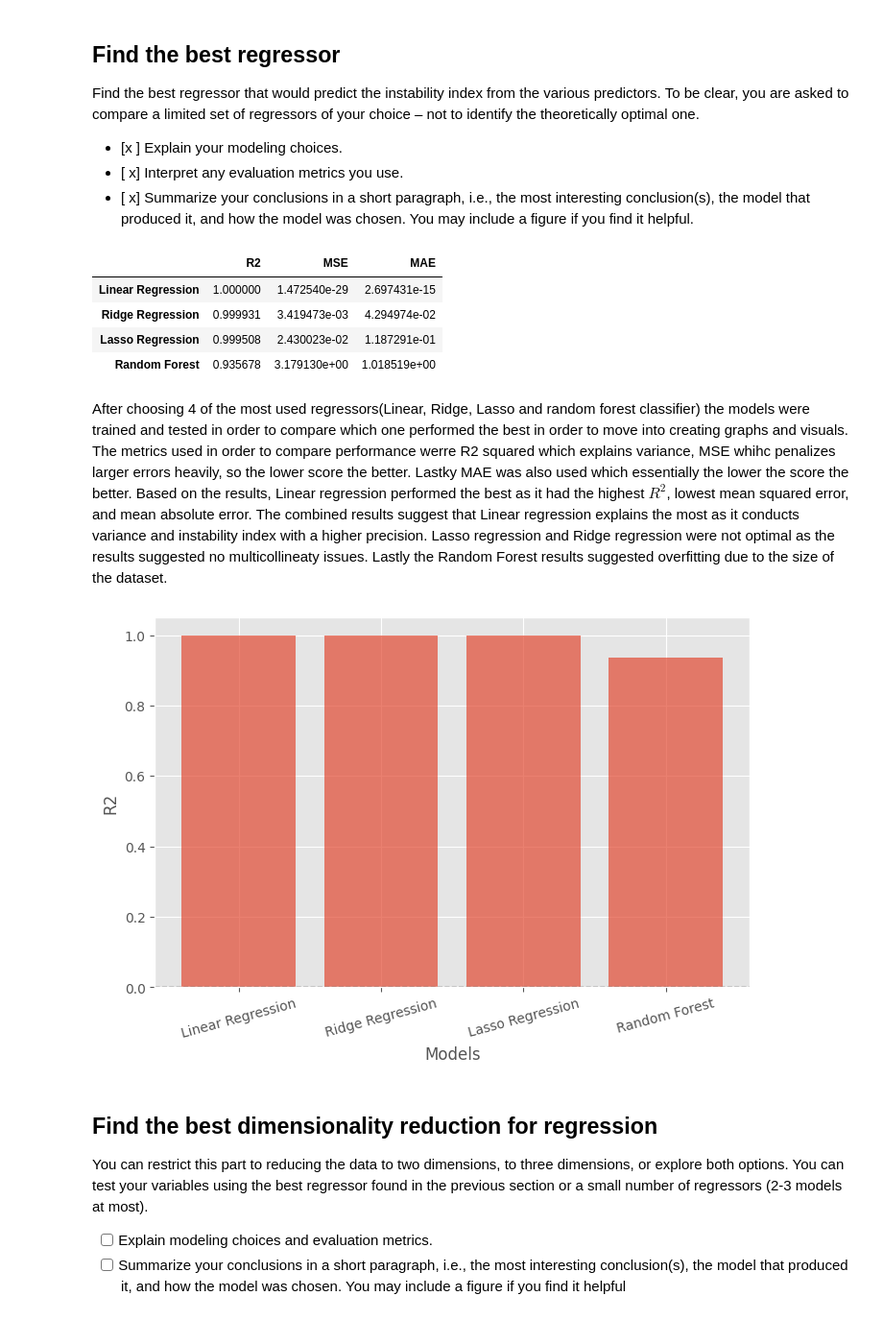
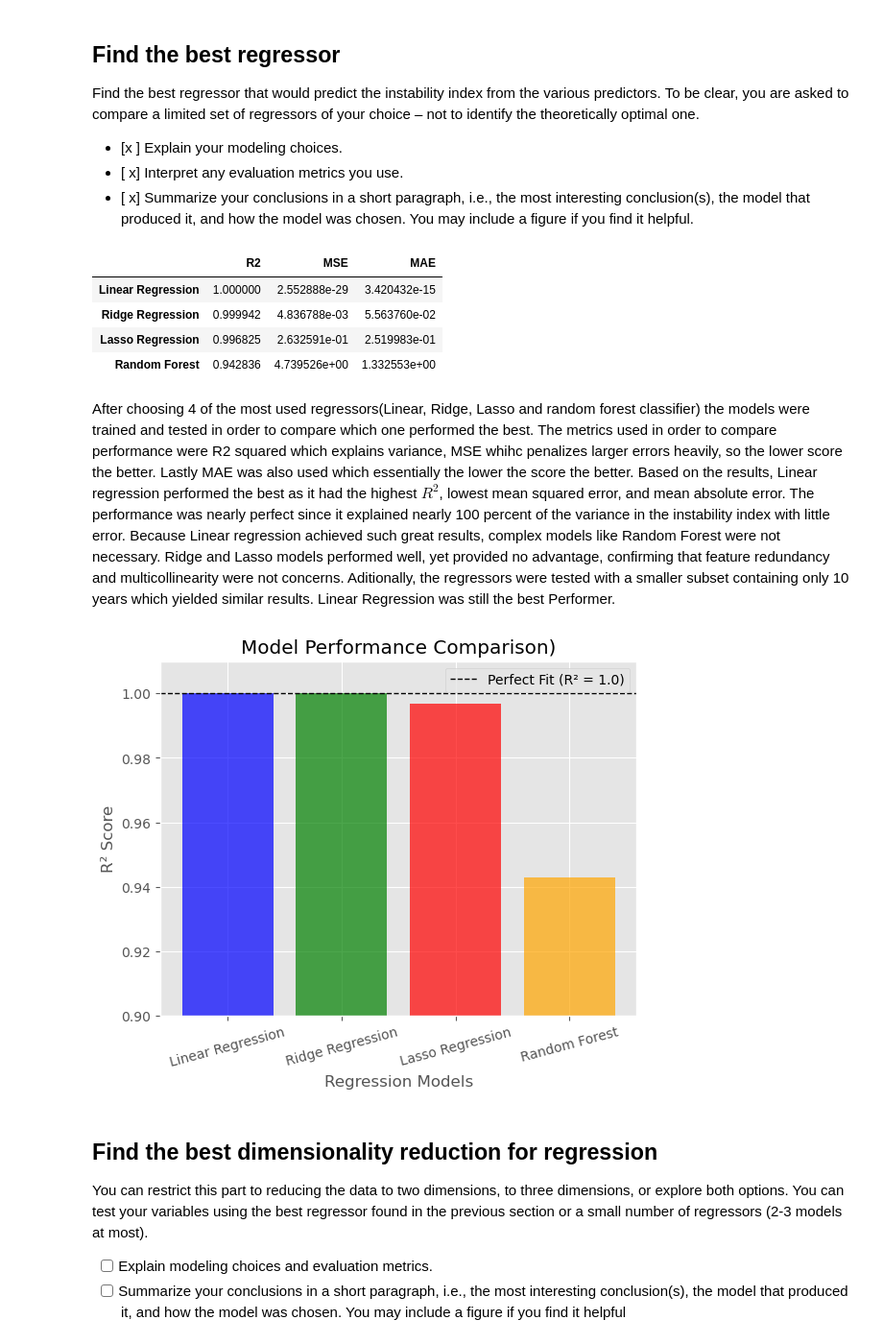
Before and after one commit to yhernandezm05/Final_project_data221, a Jupyter notebook: FInal_project.ipynb, the cells around one changed output. Shown at 96% size. Cells and saved outputs as stored; diff of their text form; code cells hidden in the pictures.

```diff
--- a/FInal_project.ipynb
+++ b/FInal_project.ipynb
@@ -134,7 +143,7 @@ dariel_joined["time"] = dariel_joined["time"].astype(int)
 
 df = pd.merge(dariel_joined, yordi_joined, left_on="time", right_on="time", how="outer")
 # %%
-df = df[(df['time'] >= 1793) & (df['time'] <= 1970)].reset_index().drop(columns="index")
+df = df[(df['time'] >= 1815) & (df['time'] <= 1968)].reset_index().drop(columns="index")
 df["polarization"] = df["polarization"].interpolate(method='linear')
 #1793-1970 to avoid missing values
 # %%
@@ -310,6 +319,7 @@ models = {
 }
 
 results = {}
+
 for name, model in models.items():
     model.fit(X_train, y_train)
     y_pred = model.predict(X_test)
@@ -323,26 +333,28 @@ results_df = pd.DataFrame(results).T
 results_df
 # %% [output]
 |  | R2 | MSE | MAE |
-| Linear Regression | 1.000000 | 1.472540e-29 | 2.697431e-15 |
-| Ridge Regression | 0.999931 | 3.419473e-03 | 4.294974e-02 |
-| Lasso Regression | 0.999508 | 2.430023e-02 | 1.187291e-01 |
-| Random Forest | 0.935678 | 3.179130e+00 | 1.018519e+00 |
+| Linear Regression | 1.000000 | 2.552888e-29 | 3.420432e-15 |
+| Ridge Regression | 0.999942 | 4.836788e-03 | 5.563760e-02 |
+| Lasso Regression | 0.996825 | 2.632591e-01 | 2.519983e-01 |
+| Random Forest | 0.942836 | 4.739526e+00 | 1.332553e+00 |
 # %% [markdown]
 
-After choosing 4 of the most used regressors(Linear, Ridge, Lasso and random forest classifier) the models were trained and tested in order to compare which one performed the best in order to move into creating graphs and visuals. The metrics used in order to compare performance werre R2 squared which explains variance, MSE whihc penalizes larger errors heavily, so the lower score the better. Lastky MAE was also used which essentially the lower the score the better. Based on the results, Linear regression performed the best as it had the highest $R^2$, lowest mean squared error, and mean absolute error. The combined results suggest that Linear regression explains the most as it conducts variance and instability index with a higher precision. Lasso regression and Ridge regression were not optimal as the results suggested no multicollineaty issues. Lastly the Random Forest results suggested overfitting due to the size of the dataset.
+After choosing 4 of the most used regressors(Linear, Ridge, Lasso and random forest classifier) the models were trained and tested in order to compare which one performed the best. The metrics used in order to compare performance were R2 squared which explains variance, MSE whihc penalizes larger errors heavily, so the lower score the better. Lastly MAE was also used which essentially the lower the score the better. Based on the results, Linear regression performed the best as it had the highest $R^2$, lowest mean squared error, and mean absolute error. The performance was nearly perfect since it explained nearly 100 percent of the variance in the instability index with little error. Because Linear regression achieved such great results, complex models like Random Forest were not necessary. Ridge and Lasso models performed well, yet provided no advantage, confirming that feature redundancy and multicollinearity were not concerns. Aditionally, the regressors were tested with a smaller subset containing only 10 years which yielded similar results. Linear Regression was still the best Performer.
 # %%
 models = results_df.index
 r2_scores = results_df['R2']
 
-plt.figure(figsize=(8,5))
-plt.bar(models, r2_scores, alpha =0.7)
-plt.xlabel("Models")
-plt.ylabel("R2")
-plt.axhline(0, color="black", linewidth=1, linestyle="--")
+plt.bar(models, r2_scores, alpha=0.7, color=['blue', 'green', 'red', 'orange'])
+plt.xlabel("Regression Models")
+plt.ylabel("R² Score")
+plt.title("Model Performance Comparison)")
+plt.ylim(0.9, 1.01)
+plt.axhline(1, color="black", linewidth=1, linestyle="--", label="Perfect Fit (R² = 1.0)")
+plt.legend()
 plt.xticks(rotation=15)
 plt.show()
 # %% [output]
-[figure, old version]
+[figure, new version]
 # %% [markdown]
 ## Find the best dimensionality reduction for regression
 You can restrict this part to reducing the data to two dimensions, to three dimensions, or explore both options. You can test your variables using the best regressor found in the previous section or a small number of regressors (2-3 models at most).
```
Also changed, not shown: parts of 14 cells of this notebook, 1 other file.
